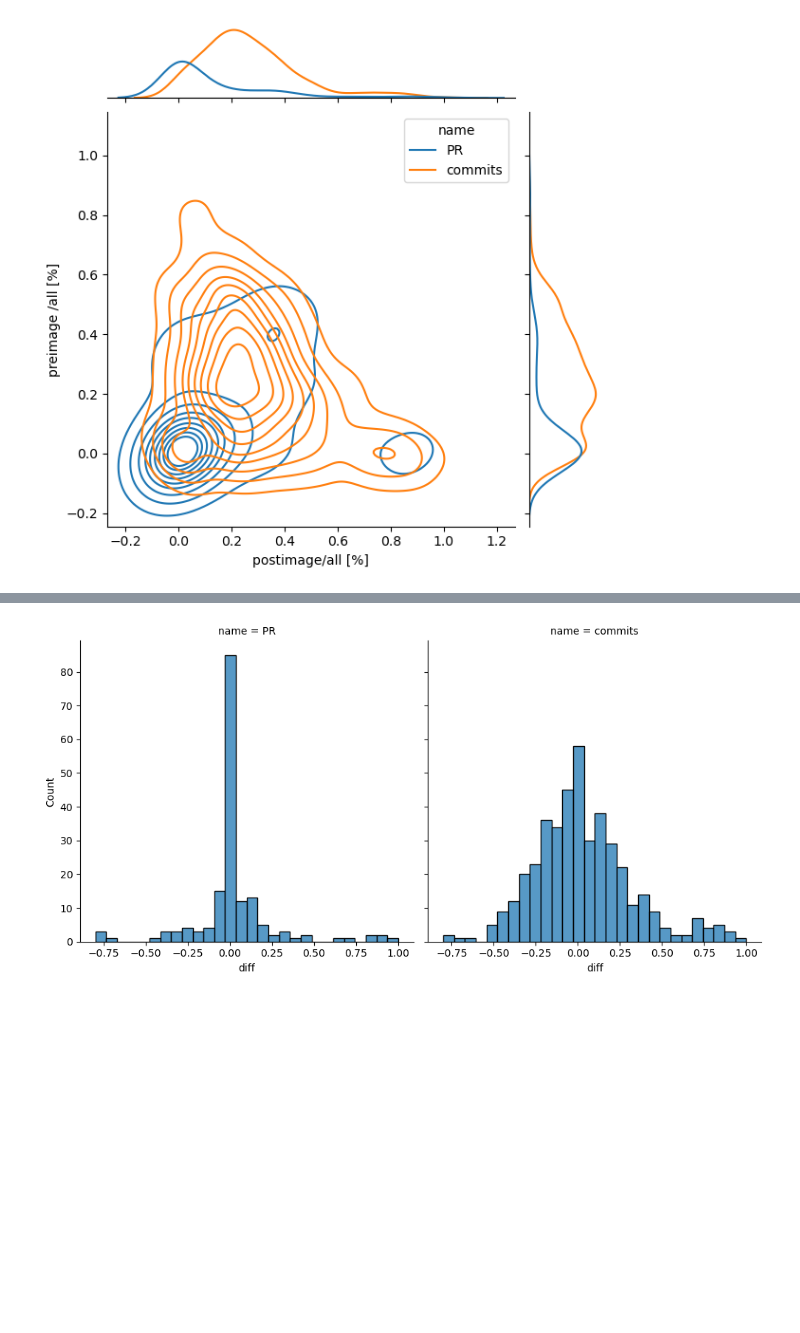
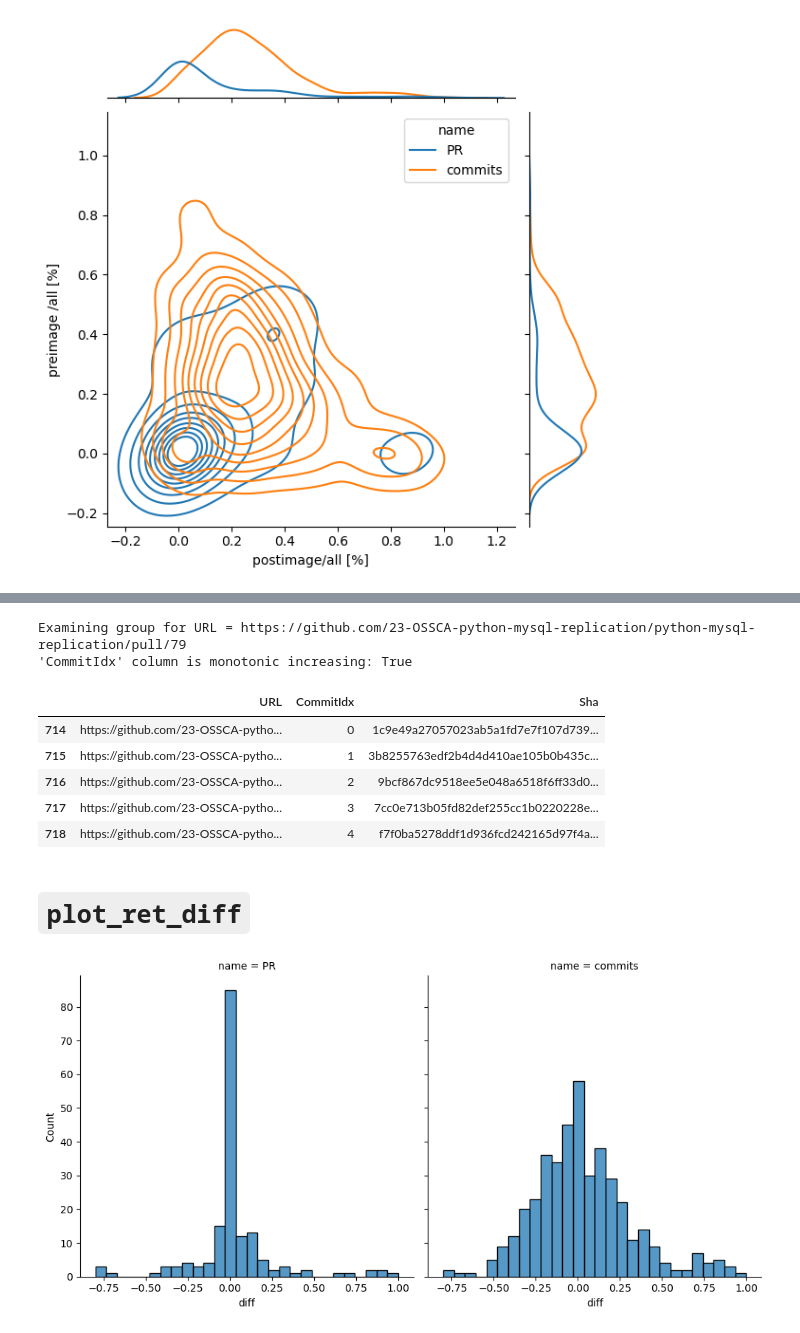
Before and after one commit to ncusi/MSR_Challenge_2024, a Jupyter notebook: notebooks/compare.ipynb, the cells around one changed output, grey strips where cells are left out. Saved outputs shown, nothing was run; the diff lists cells and outputs as text; code cells hidden in the pictures; blank space fills up the shorter version.

```diff
--- a/notebooks/compare.ipynb
+++ b/notebooks/compare.ipynb
@@ -25,0 +37,3 @@ Loading info about cloned repos from '../data/repositories_download_status.json'
+# %%
+dataset_dir = '../data/external/DevGPT'
+dataset_dir
@@ -26,3 +44,4 @@ Loading info about cloned repos from '../data/repositories_download_status.json'
 # %%
-with open("../data/external/DevGPT/snapshot_20230914/20230914_083202_commit_sharings.json") as f:
-    data = json.load(f)
+commit_sharings_path = find_most_recent_commit_sharings(Path(dataset_dir), verbose=True)
+with open(commit_sharings_path) as f:
+    commit_data = json.load(f)
@@ -182,3 +227,6 @@ plot_ret_all({'commits':commits})
 # %%
-with open("../data/external/DevGPT/snapshot_20230914/20230914_074826_pr_sharings.json") as f:
+pr_sharings_path = find_most_recent_commit_sharings(Path(dataset_dir), verbose=True)
+print(f"Found '{pr_sharings_path}'")
+
+with open(pr_sharings_path) as f:
     pr_data = json.load(f)
@@ -263,3 +367,21 @@ plot_ret_all({'PR': ret_fragments_pr, 'commits': commits})
+# %%
+example_url = 'https://github.com/23-OSSCA-python-mysql-replication/python-mysql-replication/pull/79'
+df_example_group = df_pr_split[df_pr_split['URL'] == example_url]
+print(f"Examining group for URL = {example_url}")
+print(f"'CommitIdx' column is monotonic increasing: {df_example_group['CommitIdx'].is_monotonic_increasing}")
+
+df_example_group[['URL', 'CommitIdx', 'Sha']]
+# %% [output]
+Examining group for URL = https://github.com/23-OSSCA-python-mysql-replication/python-mysql-replication/pull/79
+'CommitIdx' column is monotonic increasing: True
+|  | URL | CommitIdx | Sha |
+| 714 | https://github.com/23-OSSCA-pytho... | 0 | 1c9e49a27057023ab5a1fd7e7f107d739... |
+| 715 | https://github.com/23-OSSCA-pytho... | 1 | 3b8255763edf2b4d4d410ae105b0b435c... |
+| 716 | https://github.com/23-OSSCA-pytho... | 2 | 9bcf867dc9518ee5e048a6518f6ff33d0... |
+| 717 | https://github.com/23-OSSCA-pytho... | 3 | 7cc0e713b05fd82def255cc1b0220228e... |
+| 718 | https://github.com/23-OSSCA-pytho... | 4 | f7f0ba5278ddf1d936fcd242165d97f4a... |
+# %% [markdown]
+# `plot_ret_diff`
 # %%
 def plot_ret_diff(ret_dict, fname="histograms.svg"):
     dfs = []
```
Also changed, not shown: parts of 21 cells of this notebook.
